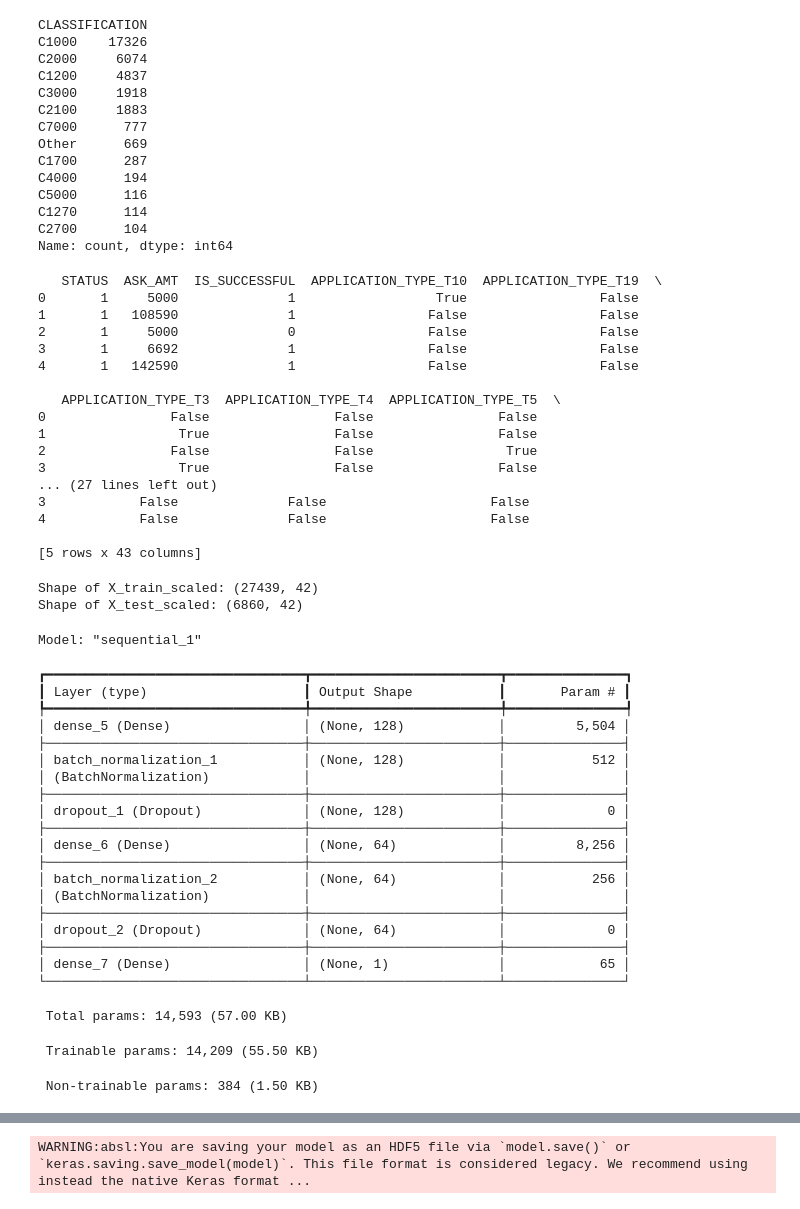
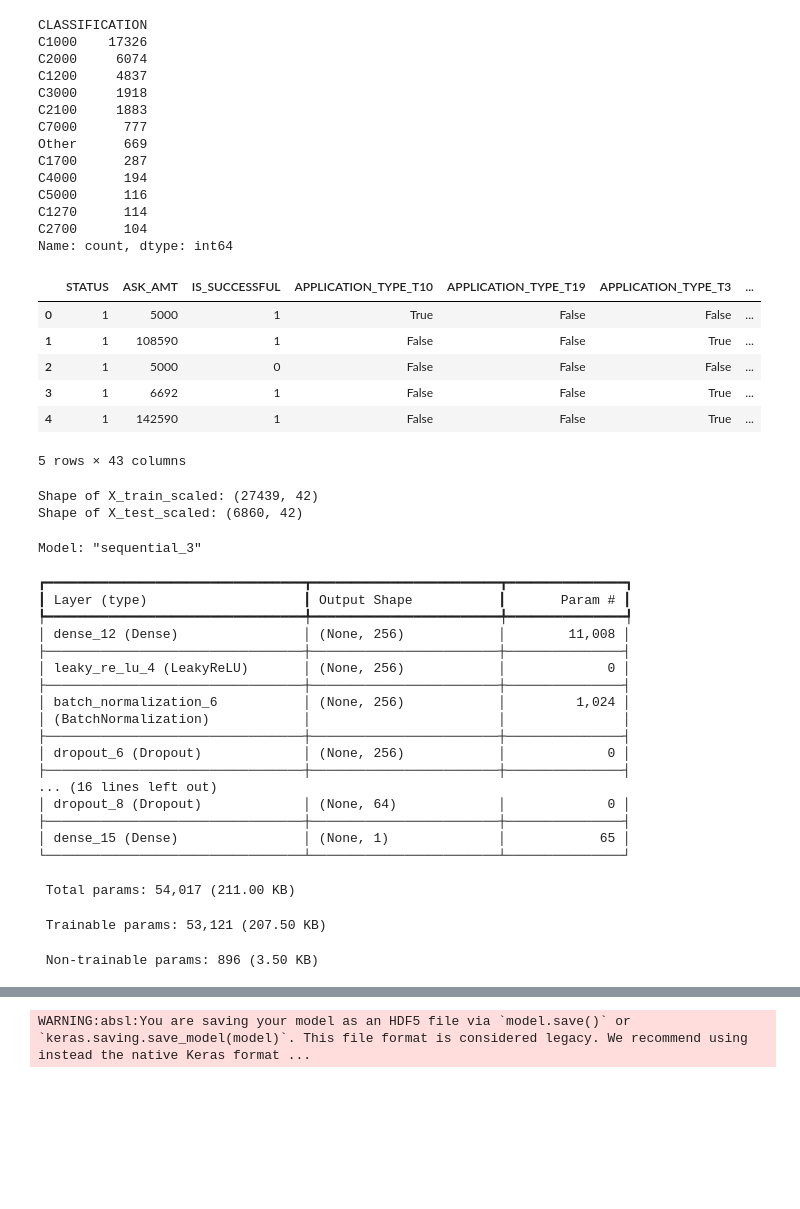
Before and after one commit to Anupreet02/deep-learning-challenge, a Jupyter notebook: Starter_Code/AlphabetSoupCharity_Optimization.ipynb, the cells around one changed output, grey strips where cells are left out. Drawn from its saved outputs; the diff is of its cells as text; code cells hidden in the pictures; blank space fills up the shorter version.

```diff
--- a/Starter_Code/AlphabetSoupCharity_Optimization.ipynb
+++ b/Starter_Code/AlphabetSoupCharity_Optimization.ipynb
@@ -118,26 +119,16 @@ Name: count, dtype: int64
 # %%
 # Convert categorical data to numeric with pd.get_dummies
 df = pd.get_dummies(df, drop_first=True)
 # Display the first few rows to verify the conversion
-print(df.head())
+df.head()
 # %% [output]
+|  | STATUS | ASK_AMT | IS_SUCCESSFUL | APPLICATION_TYPE_T10 | APPLICATION_TYPE_T19 | APPLICATION_TYPE_T3 | ... |
+| 0 | 1 | 5000 | 1 | True | False | False | ... |
+| 1 | 1 | 108590 | 1 | False | False | True | ... |
+| 2 | 1 | 5000 | 0 | False | False | False | ... |
+| 3 | 1 | 6692 | 1 | False | False | True | ... |
+| 4 | 1 | 142590 | 1 | False | False | True | ... |
-   STATUS  ASK_AMT  IS_SUCCESSFUL  APPLICATION_TYPE_T10  APPLICATION_TYPE_T19  \
-0       1     5000              1                  True                 False
-1       1   108590              1                 False                 False
-2       1     5000              0                 False                 False
-3       1     6692              1                 False                 False
-4       1   142590              1                 False                 False
-
-   APPLICATION_TYPE_T3  APPLICATION_TYPE_T4  APPLICATION_TYPE_T5  \
-0                False                False                False
-1                 True                False                False
-2                False                False                 True
-3                 True                False                False
-... (27 lines left out)
-3            False              False                     False
-4            False              False                     False
-
-[5 rows x 43 columns]
+5 rows × 43 columns
 # %%
 # Split the data into features (X) and target (y)
 y = df['IS_SUCCESSFUL']
@@ -195,47 +186,48 @@ nn.add(tf.keras.layers.Dense(units=128, input_dim=X_train_scaled.shape[1]))
 nn.add(LeakyReLU(alpha=0.01))  # Using LeakyReLU
 # %%
 nn = tf.keras.models.Sequential()
-
 # First hidden layer
-nn.add(tf.keras.layers.Dense(units=128, input_dim=X_train_scaled.shape[1], activation='relu'))
-nn.add(tf.keras.layers.BatchNormalization())  # Batch normalization
-nn.add(tf.keras.layers.Dropout(0.2))  # Dropout
+nn.add(tf.keras.layers.Dense(units=256, input_dim=X_train_scaled.shape[1]))
+nn.add(tf.keras.layers.LeakyReLU(alpha=0.1))
+nn.add(tf.keras.layers.BatchNormalization())
+nn.add(tf.keras.layers.Dropout(0.3))
 
 # Second hidden layer
-nn.add(tf.keras.layers.Dense(units=64, activation='relu'))
-nn.add(tf.keras.layers.BatchNormalization())  # Batch normalization
-nn.add(tf.keras.layers.Dropout(0.2))  # Dropout
+nn.add(tf.keras.layers.Dense(units=128))
+nn.add(tf.keras.layers.LeakyReLU(alpha=0.1))
+nn.add(tf.keras.layers.BatchNormalization())
+nn.add(tf.keras.layers.Dropout(0.3))
+
+# Third hidden layer
+nn.add(tf.keras.layers.Dense(units=64))
+nn.add(tf.keras.layers.LeakyReLU(alpha=0.1))
+nn.add(tf.keras.layers.BatchNormalization())
+nn.add(tf.keras.layers.Dropout(0.2))
 
 # Output layer
 nn.add(tf.keras.layers.Dense(units=1, activation='sigmoid'))
 
-# Compile the model
-optimizer = Adam(learning_rate=0.001)
-nn.compile(optimizer=optimizer, loss='binary_crossentropy', metrics=['accuracy'])
-
 # Model summary
 nn.summary()
 # %% [output]
-Model: "sequential_1"
+Model: "sequential_3"
 ┏━━━━━━━━━━━━━━━━━━━━━━━━━━━━━━━━━┳━━━━━━━━━━━━━━━━━━━━━━━━┳━━━━━━━━━━━━━━━┓
 ┃ Layer (type)                    ┃ Output Shape           ┃       Param # ┃
 ┡━━━━━━━━━━━━━━━━━━━━━━━━━━━━━━━━━╇━━━━━━━━━━━━━━━━━━━━━━━━╇━━━━━━━━━━━━━━━┩
-│ dense_5 (Dense)                 │ (None, 128)            │         5,504 │
+│ dense_12 (Dense)                │ (None, 256)            │        11,008 │
 ├─────────────────────────────────┼────────────────────────┼───────────────┤
-│ batch_normalization_1           │ (None, 128)            │           512 │
+│ leaky_re_lu_4 (LeakyReLU)       │ (None, 256)            │             0 │
+├─────────────────────────────────┼────────────────────────┼───────────────┤
+│ batch_normalization_6           │ (None, 256)            │         1,024 │
 │ (BatchNormalization)            │                        │               │
 ├─────────────────────────────────┼────────────────────────┼───────────────┤
-│ dropout_1 (Dropout)             │ (None, 128)            │             0 │
+│ dropout_6 (Dropout)             │ (None, 256)            │             0 │
 ├─────────────────────────────────┼────────────────────────┼───────────────┤
-│ dense_6 (Dense)                 │ (None, 64)             │         8,256 │
+... (16 lines left out)
+│ dropout_8 (Dropout)             │ (None, 64)             │             0 │
 ├─────────────────────────────────┼────────────────────────┼───────────────┤
-│ batch_normalization_2           │ (None, 64)             │           256 │
-│ (BatchNormalization)            │                        │               │
-├─────────────────────────────────┼────────────────────────┼───────────────┤
-│ dropout_2 (Dropout)             │ (None, 64)             │             0 │
-├─────────────────────────────────┼────────────────────────┼───────────────┤
-│ dense_7 (Dense)                 │ (None, 1)              │            65 │
+│ dense_15 (Dense)                │ (None, 1)              │            65 │
 └─────────────────────────────────┴────────────────────────┴───────────────┘
- Total params: 14,593 (57.00 KB)
+ Total params: 54,017 (211.00 KB)
- Trainable params: 14,209 (55.50 KB)
+ Trainable params: 53,121 (207.50 KB)
- Non-trainable params: 384 (1.50 KB)
+ Non-trainable params: 896 (3.50 KB)
```
Also changed, not shown: parts of 5 cells of this notebook, 5 other files.
